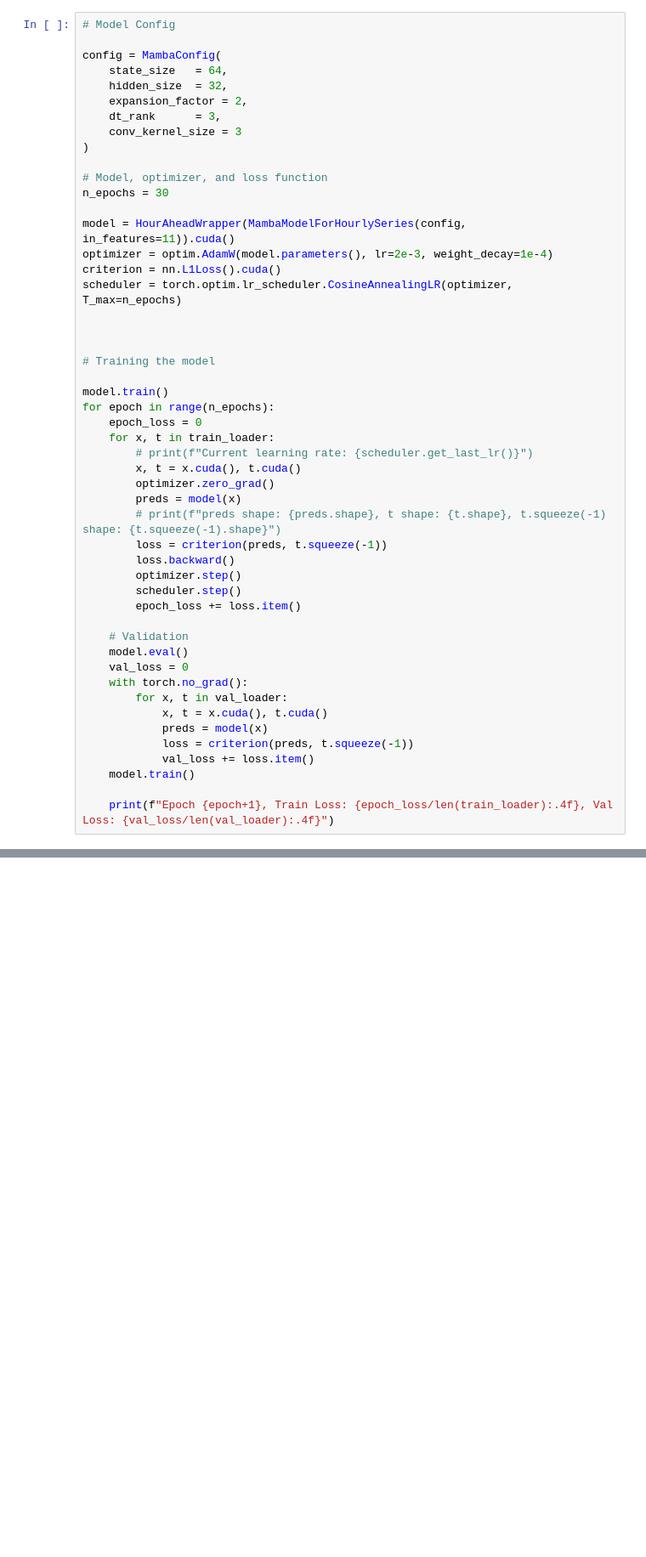
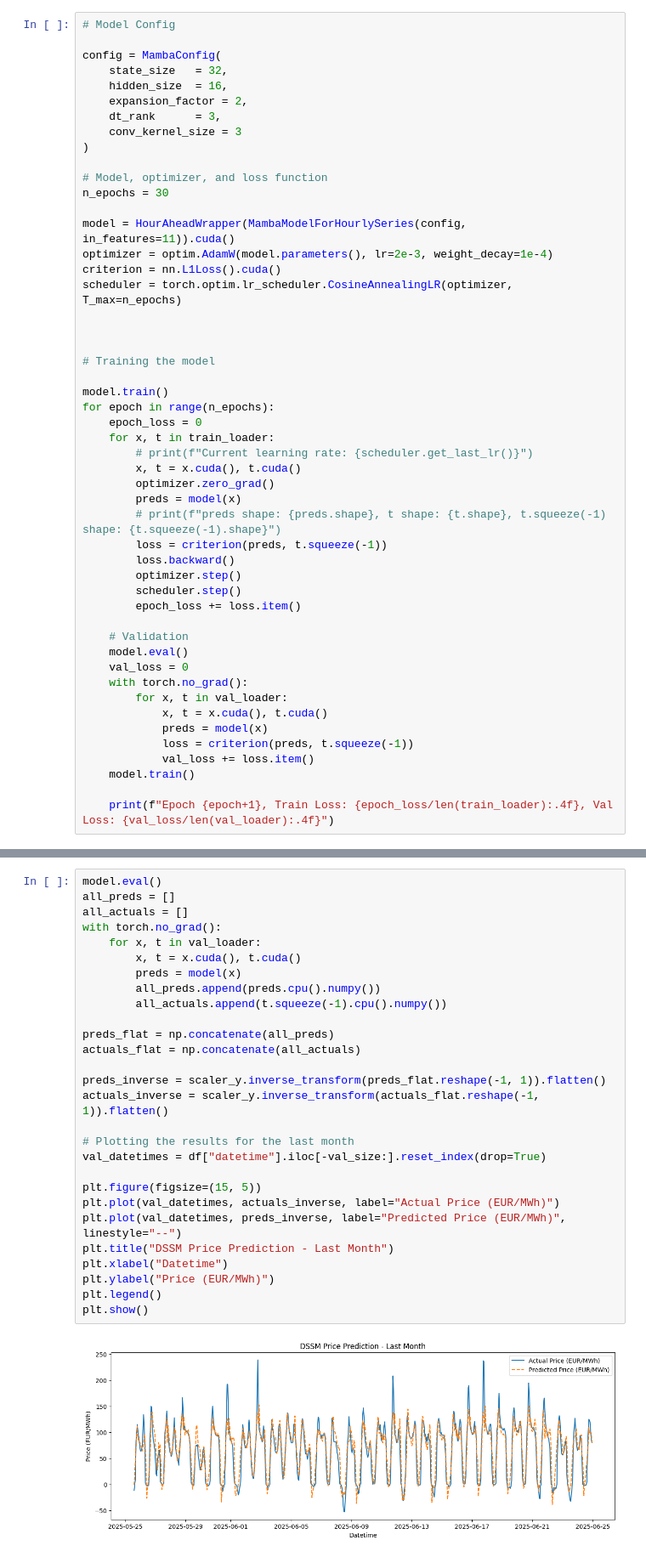
Before and after one commit to Nerboi/aml2025-group-15, a Jupyter notebook: notebooks/07_mamba_test.ipynb, the cells around one changed output, grey strips where cells are left out. Shown at 85% size. Saved outputs shown, nothing was run; the diff lists cells and outputs as text; blank space fills up the shorter version.

```diff
--- a/notebooks/07_mamba_test.ipynb
+++ b/notebooks/07_mamba_test.ipynb
@@ -114,8 +114,8 @@ val_loader = DataLoader(val_dataset, batch_size=32, shuffle=False)
 # Model Config
 
 config = MambaConfig(
-    state_size   = 64,
-    hidden_size  = 32,
+    state_size   = 32,
+    hidden_size  = 16,
     expansion_factor = 2,
     dt_rank      = 3,
     conv_kernel_size = 3
@@ -164,0 +181,30 @@ RuntimeError: Expected all tensors to be on the same device, but found at least
+# %%
+model.eval()
+all_preds = []
+all_actuals = []
+with torch.no_grad():
+    for x, t in val_loader:
+        x, t = x.cuda(), t.cuda()
+        preds = model(x)
+        all_preds.append(preds.cpu().numpy())
+        all_actuals.append(t.squeeze(-1).cpu().numpy())
+
+preds_flat = np.concatenate(all_preds)
+actuals_flat = np.concatenate(all_actuals)
+
+preds_inverse = scaler_y.inverse_transform(preds_flat.reshape(-1, 1)).flatten()
+actuals_inverse = scaler_y.inverse_transform(actuals_flat.reshape(-1, 1)).flatten()
+
+# Plotting the results for the last month
+val_datetimes = df["datetime"].iloc[-val_size:].reset_index(drop=True)
+
+plt.figure(figsize=(15, 5))
+plt.plot(val_datetimes, actuals_inverse, label="Actual Price (EUR/MWh)")
+plt.plot(val_datetimes, preds_inverse, label="Predicted Price (EUR/MWh)", linestyle="--")
+plt.title("DSSM Price Prediction - Last Month")
+plt.xlabel("Datetime")
+plt.ylabel("Price (EUR/MWh)")
+plt.legend()
+plt.show()
+# %% [output]
+[figure, added]
```
Also changed, not shown: parts of 4 cells of this notebook, 1 other file.
